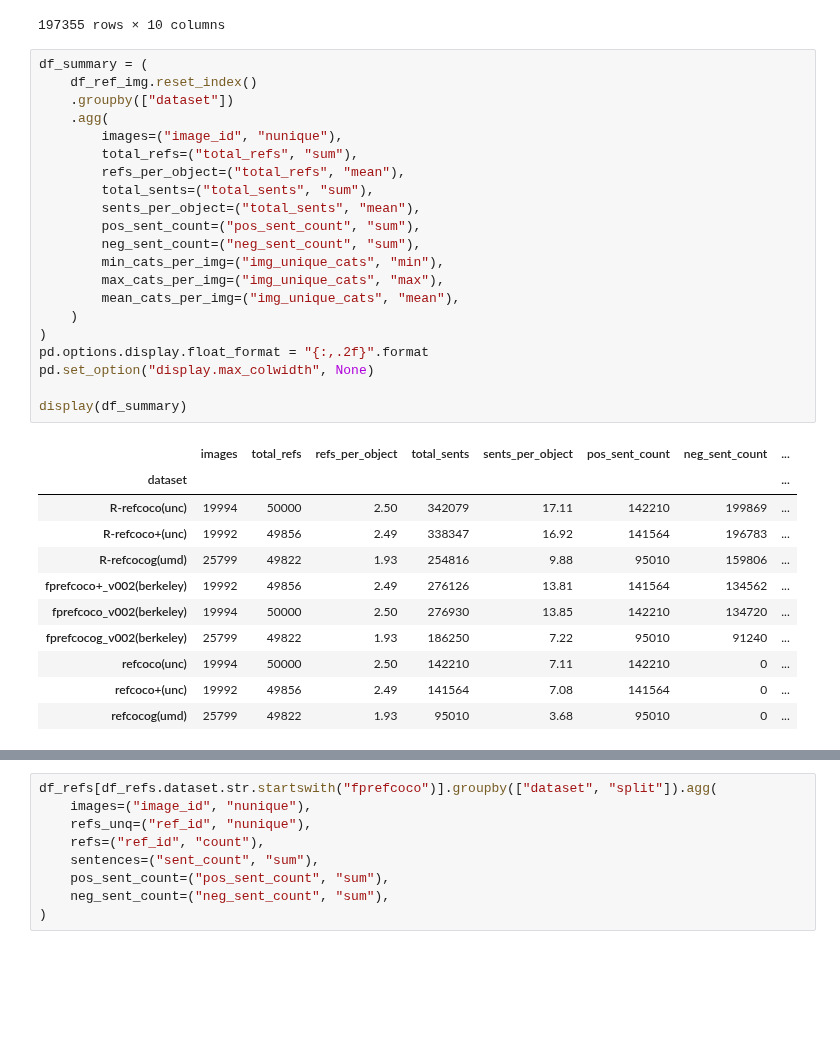
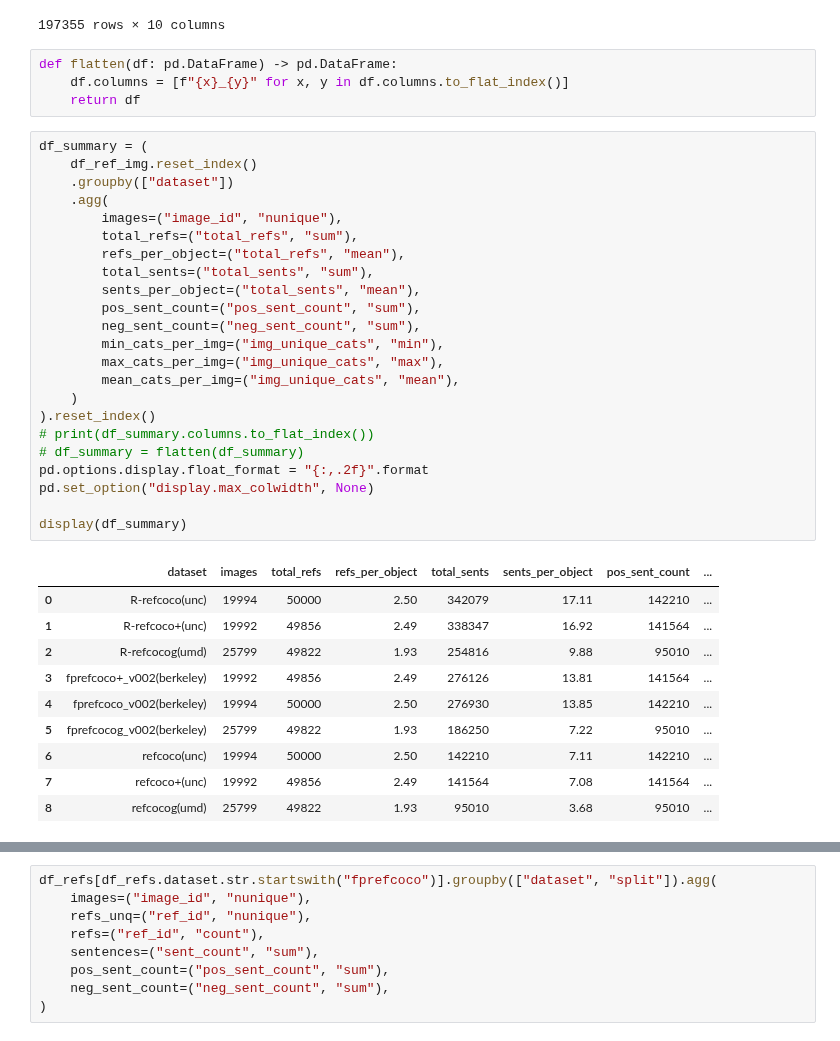
Before and after one commit to GiscardBiamby/cocobetter, a Jupyter notebook: PythonAPI/notebooks/ref_correct/ref_stats.ipynb, the cells around one changed output, grey strips where cells are left out. Cells and saved outputs as stored; diff of their text form; blank space fills up the shorter version.

```diff
--- a/PythonAPI/notebooks/ref_correct/ref_stats.ipynb
+++ b/PythonAPI/notebooks/ref_correct/ref_stats.ipynb
@@ -503,36 +504,41 @@ del df_temp
 |  | 365659 | 7 | 7 | 7 | 5 | 14 | 14 | ... |
 |  | 469427 | 9 | 9 | 9 | 6 | 15 | 15 | ... |
 197355 rows × 10 columns
+# %%
+def flatten(df: pd.DataFrame) -> pd.DataFrame:
+    df.columns = [f"{x}_{y}" for x, y in df.columns.to_flat_index()]
+    return df
 # %%
 df_summary = (
     df_ref_img.reset_index()
     .groupby(["dataset"])
     .agg(
         images=("image_id", "nunique"),
         total_refs=("total_refs", "sum"),
         refs_per_object=("total_refs", "mean"),
         total_sents=("total_sents", "sum"),
         sents_per_object=("total_sents", "mean"),
         pos_sent_count=("pos_sent_count", "sum"),
         neg_sent_count=("neg_sent_count", "sum"),
         min_cats_per_img=("img_unique_cats", "min"),
         max_cats_per_img=("img_unique_cats", "max"),
         mean_cats_per_img=("img_unique_cats", "mean"),
     )
-)
+).reset_index()
+# print(df_summary.columns.to_flat_index())
+# df_summary = flatten(df_summary)
 pd.options.display.float_format = "{:,.2f}".format
 pd.set_option("display.max_colwidth", None)
 
 display(df_summary)
 # %% [output]
-|  | images | total_refs | refs_per_object | total_sents | sents_per_object | pos_sent_count | neg_sent_count | ... |
-| dataset |  |  |  |  |  |  |  | ... |
-| R-refcoco(unc) | 19994 | 50000 | 2.50 | 342079 | 17.11 | 142210 | 199869 | ... |
-| R-refcoco+(unc) | 19992 | 49856 | 2.49 | 338347 | 16.92 | 141564 | 196783 | ... |
-| R-refcocog(umd) | 25799 | 49822 | 1.93 | 254816 | 9.88 | 95010 | 159806 | ... |
-| fprefcoco+_v002(berkeley) | 19992 | 49856 | 2.49 | 276126 | 13.81 | 141564 | 134562 | ... |
-| fprefcoco_v002(berkeley) | 19994 | 50000 | 2.50 | 276930 | 13.85 | 142210 | 134720 | ... |
-| fprefcocog_v002(berkeley) | 25799 | 49822 | 1.93 | 186250 | 7.22 | 95010 | 91240 | ... |
-| refcoco(unc) | 19994 | 50000 | 2.50 | 142210 | 7.11 | 142210 | 0 | ... |
-| refcoco+(unc) | 19992 | 49856 | 2.49 | 141564 | 7.08 | 141564 | 0 | ... |
-| refcocog(umd) | 25799 | 49822 | 1.93 | 95010 | 3.68 | 95010 | 0 | ... |
+|  | dataset | images | total_refs | refs_per_object | total_sents | sents_per_object | pos_sent_count | ... |
+| 0 | R-refcoco(unc) | 19994 | 50000 | 2.50 | 342079 | 17.11 | 142210 | ... |
+| 1 | R-refcoco+(unc) | 19992 | 49856 | 2.49 | 338347 | 16.92 | 141564 | ... |
+| 2 | R-refcocog(umd) | 25799 | 49822 | 1.93 | 254816 | 9.88 | 95010 | ... |
+| 3 | fprefcoco+_v002(berkeley) | 19992 | 49856 | 2.49 | 276126 | 13.81 | 141564 | ... |
+| 4 | fprefcoco_v002(berkeley) | 19994 | 50000 | 2.50 | 276930 | 13.85 | 142210 | ... |
+| 5 | fprefcocog_v002(berkeley) | 25799 | 49822 | 1.93 | 186250 | 7.22 | 95010 | ... |
+| 6 | refcoco(unc) | 19994 | 50000 | 2.50 | 142210 | 7.11 | 142210 | ... |
+| 7 | refcoco+(unc) | 19992 | 49856 | 2.49 | 141564 | 7.08 | 141564 | ... |
+| 8 | refcocog(umd) | 25799 | 49822 | 1.93 | 95010 | 3.68 | 95010 | ... |
```
Also changed, not shown: parts of 3 cells of this notebook, 1 other file.
